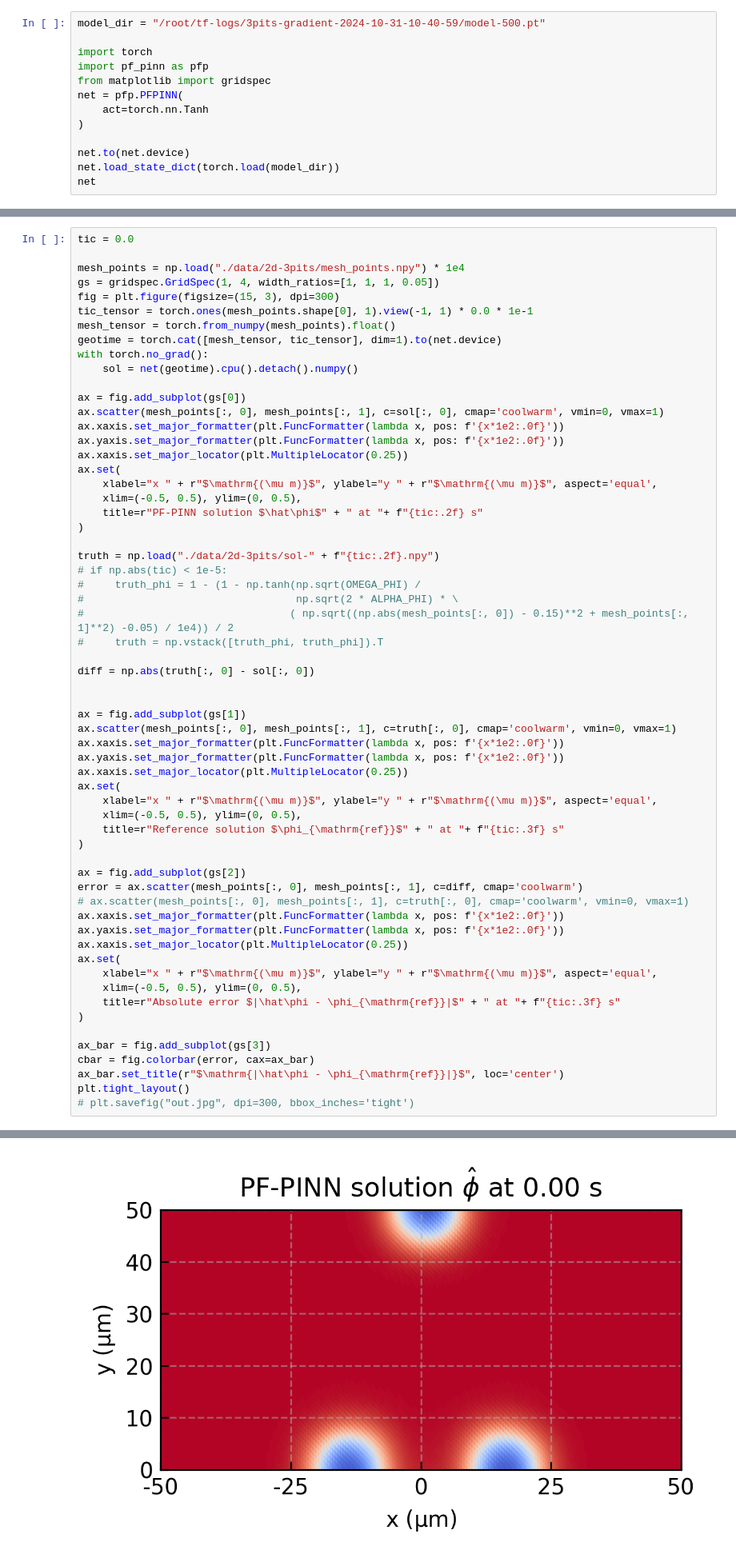
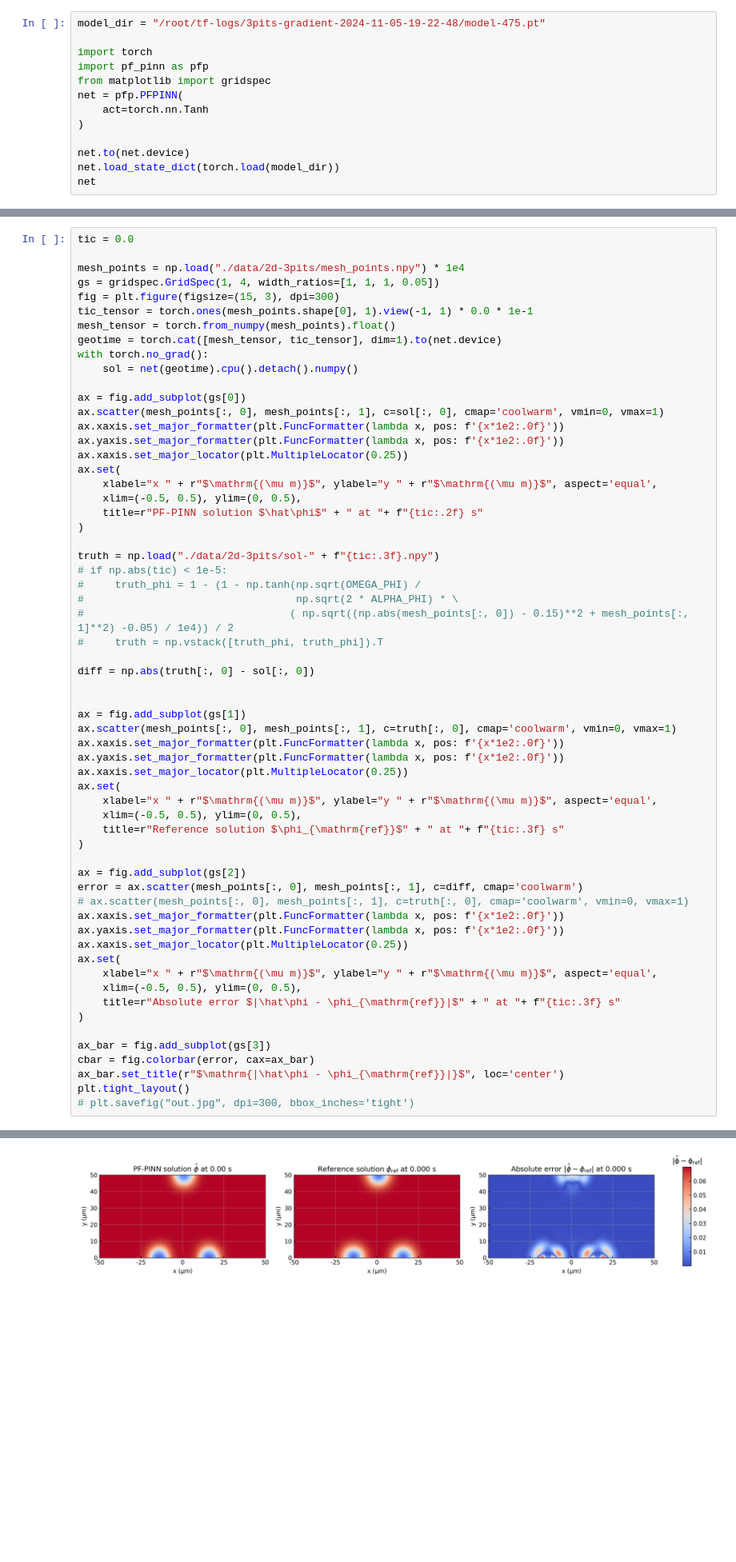
Before and after one commit to NanxiiChen/sharp-pinns, a Jupyter notebook: eval-3pits.ipynb, the cells around one changed output, grey strips where cells are left out. Shown at 80% size. Cells and saved outputs as stored; diff of their text form; blank space fills up the shorter version.

```diff
--- a/eval-3pits.ipynb
+++ b/eval-3pits.ipynb
@@ -32,7 +32,7 @@ configs = {
 rc.update(configs)
 # save_root = "./figures/"
 # %%
-model_dir = "/root/tf-logs/3pits-gradient-2024-10-31-10-40-59/model-500.pt"
+model_dir = "/root/tf-logs/3pits-gradient-2024-11-05-19-22-48/model-475.pt"
 
 import torch
 import pf_pinn as pfp
@@ -85,7 +87,7 @@ ax.set(
     title=r"PF-PINN solution $\hat\phi$" + " at "+ f"{tic:.2f} s"
 )
 
-truth = np.load("./data/2d-3pits/sol-" + f"{tic:.2f}.npy")
+truth = np.load("./data/2d-3pits/sol-" + f"{tic:.3f}.npy")
 # if np.abs(tic) < 1e-5:
 #     truth_phi = 1 - (1 - np.tanh(np.sqrt(OMEGA_PHI) /
 #                                  np.sqrt(2 * ALPHA_PHI) * \
@@ -128,4 +130,4 @@ FileNotFoundError: [Errno 2] No such file or directory: './data/2d-3pits/sol-0.0
-[figure, old version]
+[figure, new version]
 # %%
 idx_yaxis = np.where(np.abs(mesh_points[:, 0]-0.15) < 1e-5)[0]
 y_axis = mesh_points[idx_yaxis]
```
Also changed, not shown: parts of 5 cells of this notebook, 9 other files.
